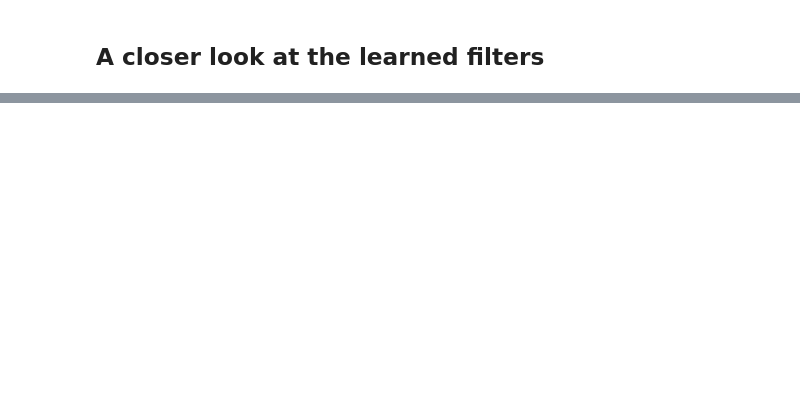
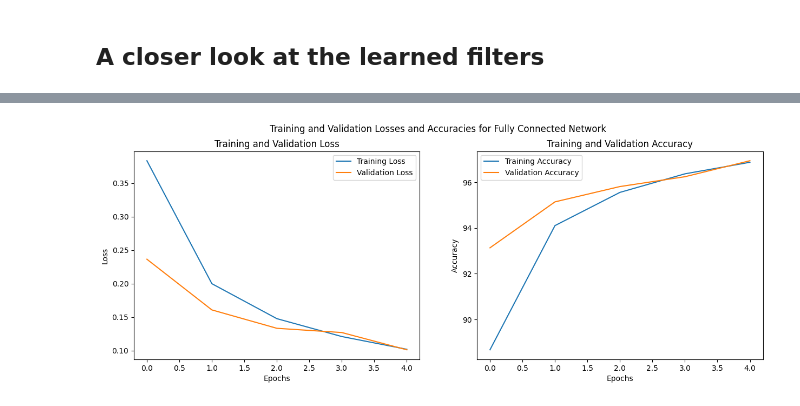
Before and after one commit to Aakash-Tripathi/CNN, a Jupyter notebook: src/pytorch.ipynb, the cells around one changed output, grey strips where cells are left out. Saved outputs shown, nothing was run; the diff lists cells and outputs as text; code cells hidden in the pictures; blank space fills up the shorter version.

```diff
--- a/src/pytorch.ipynb
+++ b/src/pytorch.ipynb
@@ -197,0 +258,15 @@ plt.show()
+# %%
+# subplot the training and validation losses and accuracies
+fig, ax = plt.subplots(1, 2, figsize=(15, 5))
+ax[0].plot(train_losses, label='Training Loss')
+ax[0].plot(valid_losses, label='Validation Loss')
+ax[0].set(xlabel='Epochs', ylabel='Loss', title='Training and Validation Loss')
+ax[0].legend()
+ax[1].plot(train_accuracies, label='Training Accuracy')
+ax[1].plot(valid_accuracies, label='Validation Accuracy')
+ax[1].set(xlabel='Epochs', ylabel='Accuracy', title='Training and Validation Accuracy')
+ax[1].legend()
+plt.suptitle('Training and Validation Losses and Accuracies for Fully Connected Network')
+plt.show()
+# %% [output]
+[figure, added]
```
Also changed, not shown: parts of 12 cells of this notebook, 1 other file.
